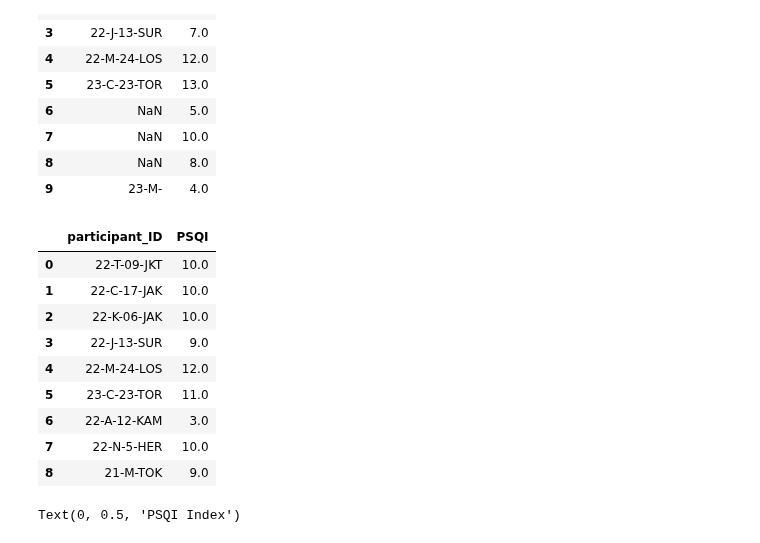
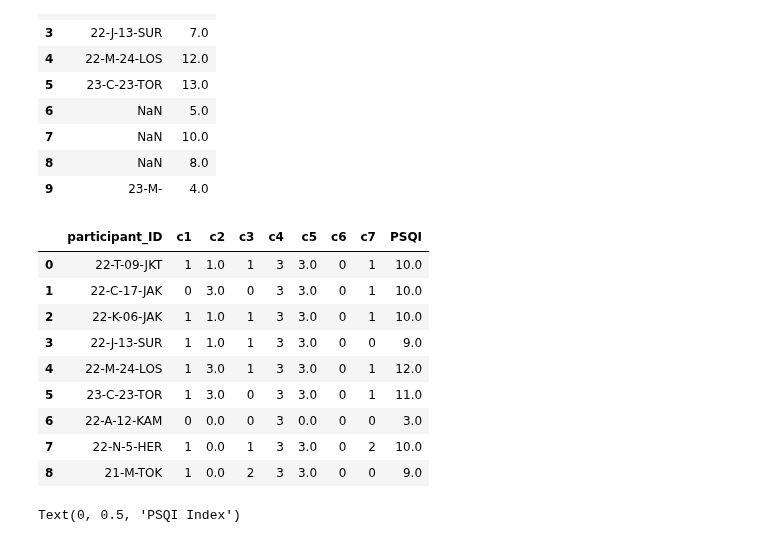
Before and after one commit to Bransthre/cogsci100-sleep-project, a Jupyter notebook: PSQI/response_index_scoring_script.ipynb, the cells around one changed output. Saved outputs shown, nothing was run; the diff lists cells and outputs as text; code cells hidden in the pictures.

```diff
--- a/PSQI/response_index_scoring_script.ipynb
+++ b/PSQI/response_index_scoring_script.ipynb
@@ -156,15 +156,15 @@ example_response_data_b = example_response_data_b.set_axis(
 # %%
 example_response_data_b["PSQI"] = master_scoring(example_response_data_b, categorical_map["form_b"])
 example_response_data_b["participant_ID"] = example_response_data_b["participant_ID"].str.upper()
-example_response_data_b[["participant_ID", "PSQI"]]
+example_response_data_b[["participant_ID", "c1", "c2", "c3", "c4", "c5", "c6", "c7", "PSQI"]]
 # %% [output]
-|  | participant_ID | PSQI |
-| 0 | 22-T-09-JKT | 10.0 |
-| 1 | 22-C-17-JAK | 10.0 |
-| 2 | 22-K-06-JAK | 10.0 |
-| 3 | 22-J-13-SUR | 9.0 |
-| 4 | 22-M-24-LOS | 12.0 |
-| 5 | 23-C-23-TOR | 11.0 |
-| 6 | 22-A-12-KAM | 3.0 |
-| 7 | 22-N-5-HER | 10.0 |
-| 8 | 21-M-TOK | 9.0 |
+|  | participant_ID | c1 | c2 | c3 | c4 | c5 | c6 | c7 | PSQI |
+| 0 | 22-T-09-JKT | 1 | 1.0 | 1 | 3 | 3.0 | 0 | 1 | 10.0 |
+| 1 | 22-C-17-JAK | 0 | 3.0 | 0 | 3 | 3.0 | 0 | 1 | 10.0 |
+| 2 | 22-K-06-JAK | 1 | 1.0 | 1 | 3 | 3.0 | 0 | 1 | 10.0 |
+| 3 | 22-J-13-SUR | 1 | 1.0 | 1 | 3 | 3.0 | 0 | 0 | 9.0 |
+| 4 | 22-M-24-LOS | 1 | 3.0 | 1 | 3 | 3.0 | 0 | 1 | 12.0 |
+| 5 | 23-C-23-TOR | 1 | 3.0 | 0 | 3 | 3.0 | 0 | 1 | 11.0 |
+| 6 | 22-A-12-KAM | 0 | 0.0 | 0 | 3 | 0.0 | 0 | 0 | 3.0 |
+| 7 | 22-N-5-HER | 1 | 0.0 | 1 | 3 | 3.0 | 0 | 2 | 10.0 |
+| 8 | 21-M-TOK | 1 | 0.0 | 2 | 3 | 3.0 | 0 | 0 | 9.0 |
```
Also changed, not shown: parts of 1 cell of this notebook, 2 other files.
